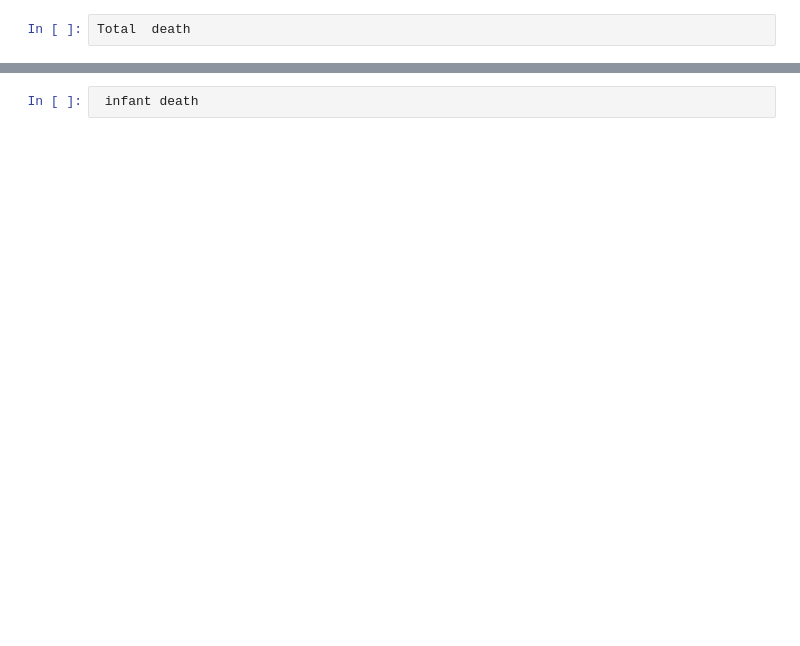
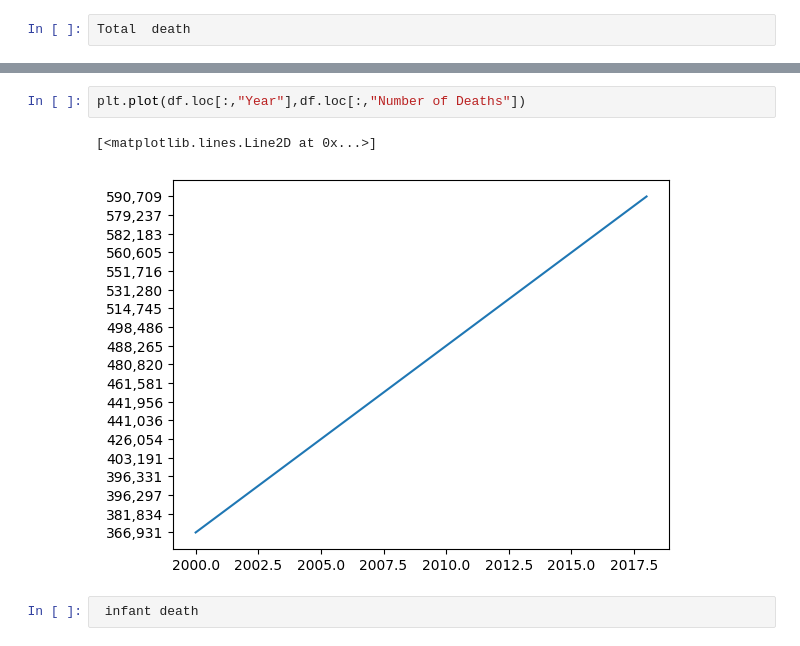
Before and after one commit to Glennarcega/IT-BA-3203-PROJECT, a Jupyter notebook: Social_Factor_of_death.ipynb, the cells around one changed output, grey strips where cells are left out. Cells and saved outputs as stored; diff of their text form; blank space fills up the shorter version.

```diff
--- a/Social_Factor_of_death.ipynb
+++ b/Social_Factor_of_death.ipynb
@@ -51,3 +52,8 @@ df[['Year','NumberofDeaths','Male','Female']]
+# %%
+plt.plot(df.loc[:,"Year"],df.loc[:,"Number of Deaths"])
+# %% [output]
+[<matplotlib.lines.Line2D at 0x...>]
+[figure, added]
 # %%
  infant death
 # %%
```
Also changed, not shown: parts of 8 cells of this notebook.
